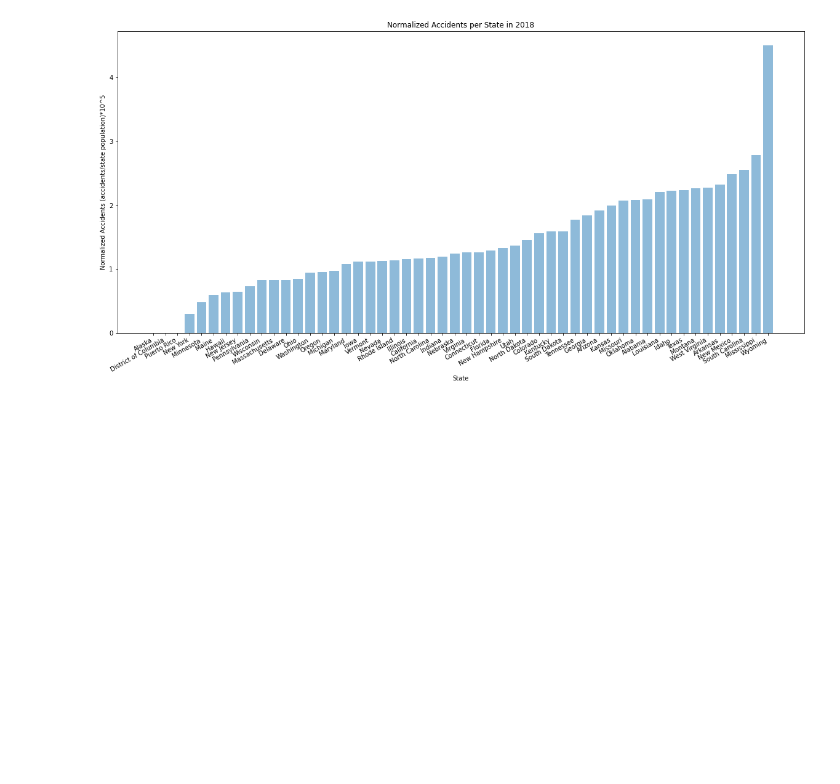
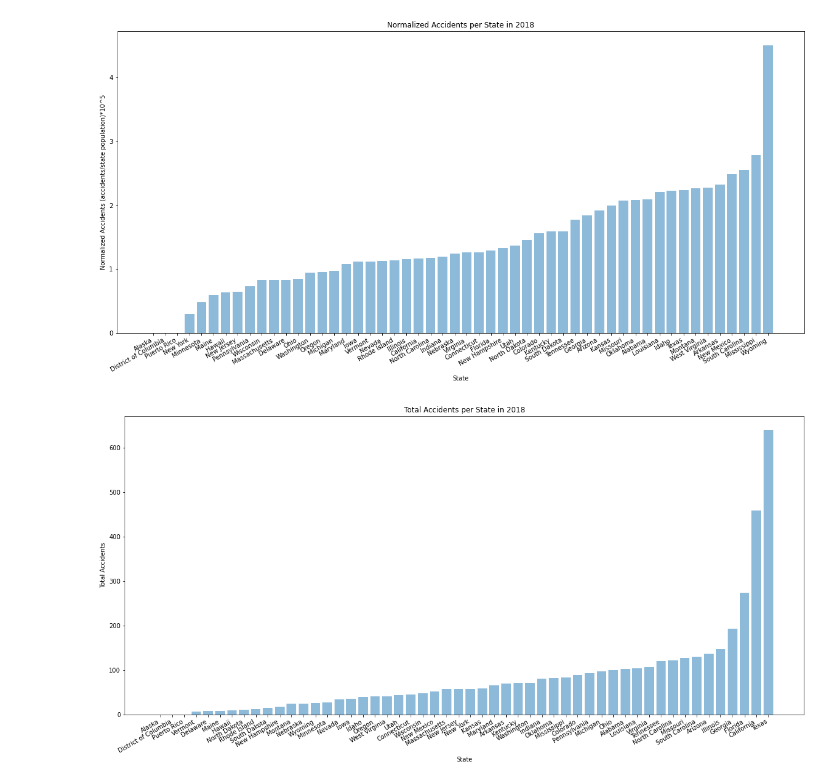
Before and after one commit to fdac20/MedicalBenchmarks, a Jupyter notebook: analysis.ipynb, the cells around one changed output. Cells and saved outputs as stored; diff of their text form; code cells hidden in the pictures; blank space fills up the shorter version.

Commit message:
added overall accidents per state and truncated version

```diff
--- a/analysis.ipynb
+++ b/analysis.ipynb
@@ -215,3 +214,21 @@ ax.set_ylabel('Normalized Accidents (accidents/state population)*10^5')
 plt.show()
 # %% [output]
 [figure]
+# %%
+# Render graph of raw accident numbers:
+_INTER_X, _INTER_Y = [], []
+INTER_COM = sorted(zip(TOTAL_Y,INTER_X))
+for y,x in INTER_COM:
+    _INTER_X.append(x)
+    _INTER_Y.append(y)
+
+fig,ax = plt.subplots(figsize=(20,10))
+plt.bar(_INTER_X,_INTER_Y, align='center', alpha=0.5)
+plt.xticks(rotation=45)
+plt.title('Total Accidents per State in %i'%2018)
+fig.autofmt_xdate()
+ax.set_xlabel('State')
+ax.set_ylabel('Total Accidents')
+plt.show()
+# %% [output]
+[figure, added]
```
Also changed, not shown: parts of 3 cells of this notebook.
